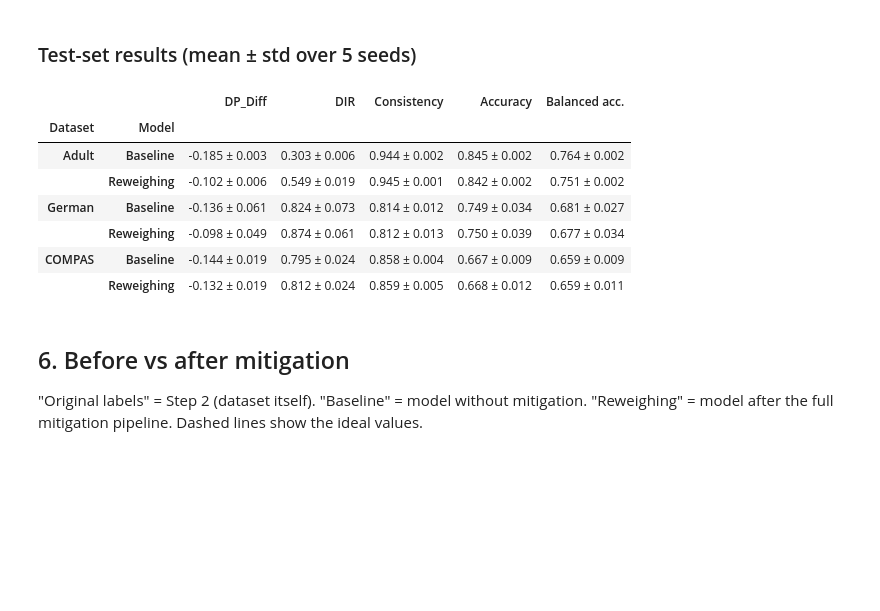
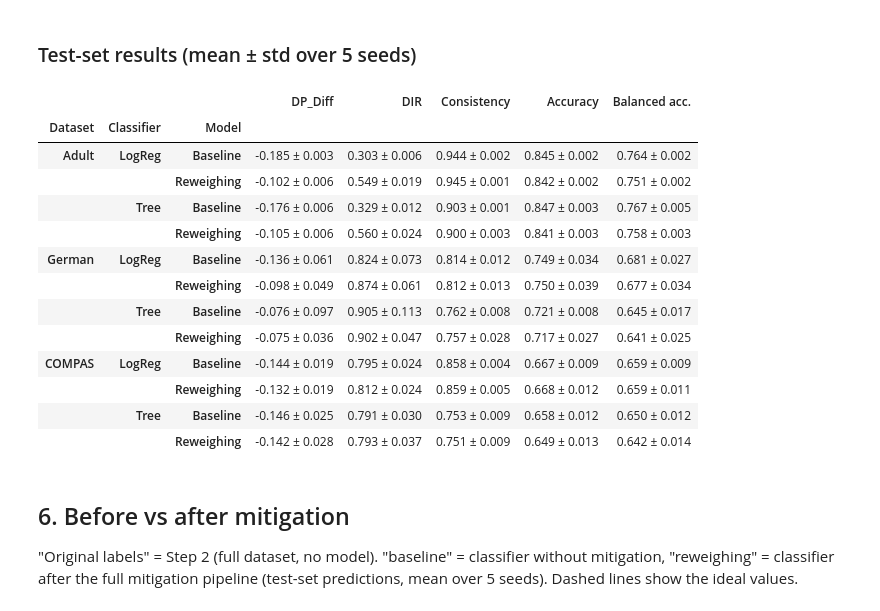
Before and after one commit to Tkibanda/AIF360, a Jupyter notebook: reweighing_task2/Task2_Reweighing.ipynb, the cells around one changed output. Cells and saved outputs as stored; diff of their text form; code cells hidden in the pictures; blank space fills up the shorter version.

```diff
--- a/reweighing_task2/Task2_Reweighing.ipynb
+++ b/reweighing_task2/Task2_Reweighing.ipynb
@@ -137,10 +130,20 @@ def model_inputs(ds, attr):
     keep = [i for i, f in enumerate(ds.feature_names) if f != attr]
     return ds.features[:, keep]
 
-def train_and_predict(train, test, attr, weights=None):
-    clf = make_pipeline(StandardScaler(), LogisticRegression(max_iter=2000))
-    clf.fit(model_inputs(train, attr), train.labels.ravel(),
-            logisticregression__sample_weight=weights)
+CLASSIFIERS = {
+    # stable classifier
+    "LogReg": lambda seed: make_pipeline(StandardScaler(), LogisticRegression(max_iter=2000)),
+    # unstable classifier (the paper's experiments suggest preprocessing affects these more)
+    "Tree": lambda seed: DecisionTreeClassifier(min_samples_leaf=10, random_state=seed),
+}
+
+def train_and_predict(train, test, attr, clf_name, seed, weights=None):
+    clf = CLASSIFIERS[clf_name](seed)
+    X, y = model_inputs(train, attr), train.labels.ravel()
+    if clf_name == "LogReg":
+        clf.fit(X, y, logisticregression__sample_weight=weights)
+    else:
+        clf.fit(X, y, sample_weight=weights)
     pred = test.copy(deepcopy=True)
     pred.labels = clf.predict(model_inputs(test, attr)).reshape(-1, 1)
     return pred
@@ -178,24 +183,20 @@ for name, (ds, attr) in data.items():
         train, test = stratified_split(ds, attr, seed)
         scaler = StandardScaler().fit(train.features)   # fitted on training data only
 
-        # baseline (no mitigation)
-        pred = train_and_predict(train, test, attr)
-        rows.append({"Dataset": name, "Model": "Baseline", "Seed": seed,
-                     **fairness(pred, attr, scaler),
-                     "Accuracy": accuracy_score(test.labels, pred.labels),
-                     "Balanced acc.": balanced_accuracy_score(test.labels, pred.labels)})
-
         # Reweighing (pre-processing: only the training data is changed)
         rw = Reweighing(unprivileged_groups=unpriv, privileged_groups=priv)
         train_rw = rw.fit_transform(train)
         check = BinaryLabelDatasetMetric(train_rw, unprivileged_groups=unpriv,
                                          privileged_groups=priv).statistical_parity_difference()
-        pred = train_and_predict(train_rw, test, attr, weights=train_rw.instance_weights)
-        rows.append({"Dataset": name, "Model": "Reweighing", "Seed": seed,
-                     **fairness(pred, attr, scaler),
-                     "Accuracy": accuracy_score(test.labels, pred.labels),
-                     "Balanced acc.": balanced_accuracy_score(test.labels, pred.labels),
-                     "train_DP_Diff_weighted": check})
+        for clf_name in CLASSIFIERS:
+            for model, tr, w in [("Baseline", train, None),
+                                 ("Reweighing", train_rw, train_rw.instance_weights)]:
+                pred = train_and_predict(tr, test, attr, clf_name, seed, weights=w)
+                rows.append({"Dataset": name, "Classifier": clf_name, "Model": model, "Seed": seed,
+                             **fairness(pred, attr, scaler),
+                             "Accuracy": accuracy_score(test.labels, pred.labels),
+                             "Balanced acc.": balanced_accuracy_score(test.labels, pred.labels),
+                             "train_DP_Diff_weighted": check if model == "Reweighing" else np.nan})
 
 results = pd.DataFrame(rows)
 print("Max |DP_Diff| of weighted training data:",
@@ -245,21 +246,27 @@ plt.tight_layout(); plt.show()
 ### Test-set results (mean ± std over 5 seeds)
 # %%
 metrics = ["DP_Diff", "DIR", "Consistency", "Accuracy", "Balanced acc."]
-agg = results.groupby(["Dataset", "Model"])[metrics].agg(["mean", "std"])
+agg = results.groupby(["Dataset", "Classifier", "Model"])[metrics].agg(["mean", "std"])
 table = pd.DataFrame({m: agg[(m, "mean")].map("{:.3f}".format) + " ± " +
                          agg[(m, "std")].map("{:.3f}".format) for m in metrics})
 table.loc[list(data)]
 # %% [output]
-|  |  | DP_Diff | DIR | Consistency | Accuracy | Balanced acc. |
-| Dataset | Model |  |  |  |  |  |
-| Adult | Baseline | -0.185 ± 0.003 | 0.303 ± 0.006 | 0.944 ± 0.002 | 0.845 ± 0.002 | 0.764 ± 0.002 |
-|  | Reweighing | -0.102 ± 0.006 | 0.549 ± 0.019 | 0.945 ± 0.001 | 0.842 ± 0.002 | 0.751 ± 0.002 |
-| German | Baseline | -0.136 ± 0.061 | 0.824 ± 0.073 | 0.814 ± 0.012 | 0.749 ± 0.034 | 0.681 ± 0.027 |
-|  | Reweighing | -0.098 ± 0.049 | 0.874 ± 0.061 | 0.812 ± 0.013 | 0.750 ± 0.039 | 0.677 ± 0.034 |
-| COMPAS | Baseline | -0.144 ± 0.019 | 0.795 ± 0.024 | 0.858 ± 0.004 | 0.667 ± 0.009 | 0.659 ± 0.009 |
-|  | Reweighing | -0.132 ± 0.019 | 0.812 ± 0.024 | 0.859 ± 0.005 | 0.668 ± 0.012 | 0.659 ± 0.011 |
+|  |  |  | DP_Diff | DIR | Consistency | Accuracy | Balanced acc. |
+| Dataset | Classifier | Model |  |  |  |  |  |
+| Adult | LogReg | Baseline | -0.185 ± 0.003 | 0.303 ± 0.006 | 0.944 ± 0.002 | 0.845 ± 0.002 | 0.764 ± 0.002 |
+|  |  | Reweighing | -0.102 ± 0.006 | 0.549 ± 0.019 | 0.945 ± 0.001 | 0.842 ± 0.002 | 0.751 ± 0.002 |
+|  | Tree | Baseline | -0.176 ± 0.006 | 0.329 ± 0.012 | 0.903 ± 0.001 | 0.847 ± 0.003 | 0.767 ± 0.005 |
+|  |  | Reweighing | -0.105 ± 0.006 | 0.560 ± 0.024 | 0.900 ± 0.003 | 0.841 ± 0.003 | 0.758 ± 0.003 |
+| German | LogReg | Baseline | -0.136 ± 0.061 | 0.824 ± 0.073 | 0.814 ± 0.012 | 0.749 ± 0.034 | 0.681 ± 0.027 |
+|  |  | Reweighing | -0.098 ± 0.049 | 0.874 ± 0.061 | 0.812 ± 0.013 | 0.750 ± 0.039 | 0.677 ± 0.034 |
+|  | Tree | Baseline | -0.076 ± 0.097 | 0.905 ± 0.113 | 0.762 ± 0.008 | 0.721 ± 0.008 | 0.645 ± 0.017 |
+|  |  | Reweighing | -0.075 ± 0.036 | 0.902 ± 0.047 | 0.757 ± 0.028 | 0.717 ± 0.027 | 0.641 ± 0.025 |
+| COMPAS | LogReg | Baseline | -0.144 ± 0.019 | 0.795 ± 0.024 | 0.858 ± 0.004 | 0.667 ± 0.009 | 0.659 ± 0.009 |
+|  |  | Reweighing | -0.132 ± 0.019 | 0.812 ± 0.024 | 0.859 ± 0.005 | 0.668 ± 0.012 | 0.659 ± 0.011 |
+|  | Tree | Baseline | -0.146 ± 0.025 | 0.791 ± 0.030 | 0.753 ± 0.009 | 0.658 ± 0.012 | 0.650 ± 0.012 |
+|  |  | Reweighing | -0.142 ± 0.028 | 0.793 ± 0.037 | 0.751 ± 0.009 | 0.649 ± 0.013 | 0.642 ± 0.014 |
 # %% [markdown]
 ## 6. Before vs after mitigation
 
-"Original labels" = Step 2 (dataset itself). "Baseline" = model without mitigation. "Reweighing" = model after the full mitigation pipeline. Dashed lines show the ideal values.
+"Original labels" = Step 2 (full dataset, no model). "baseline" = classifier without mitigation, "reweighing" = classifier after the full mitigation pipeline (test-set predictions, mean over 5 seeds). Dashed lines show the ideal values.
 # %%
```
Also changed, not shown: parts of 4 cells of this notebook, 1 other file.
